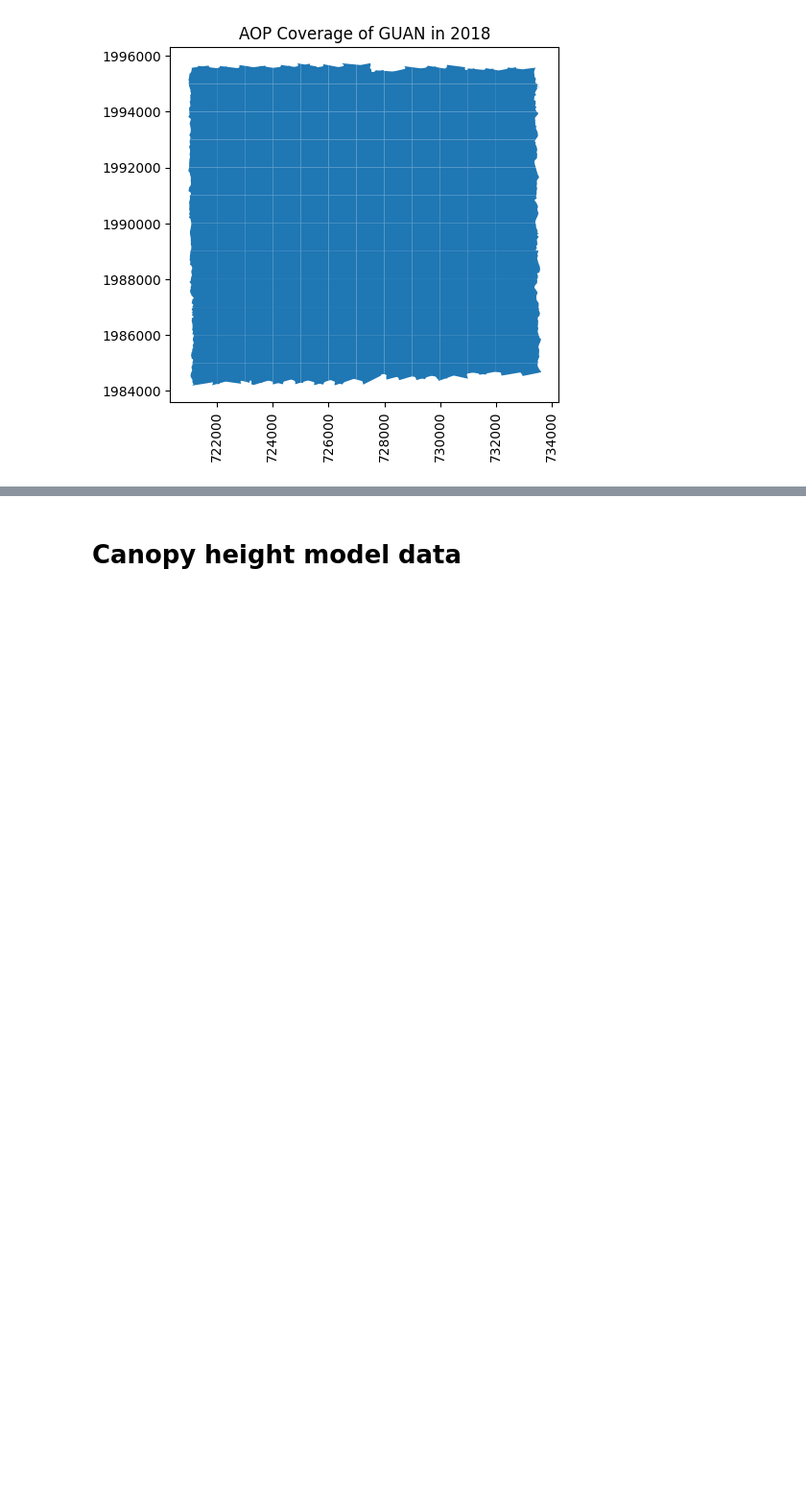
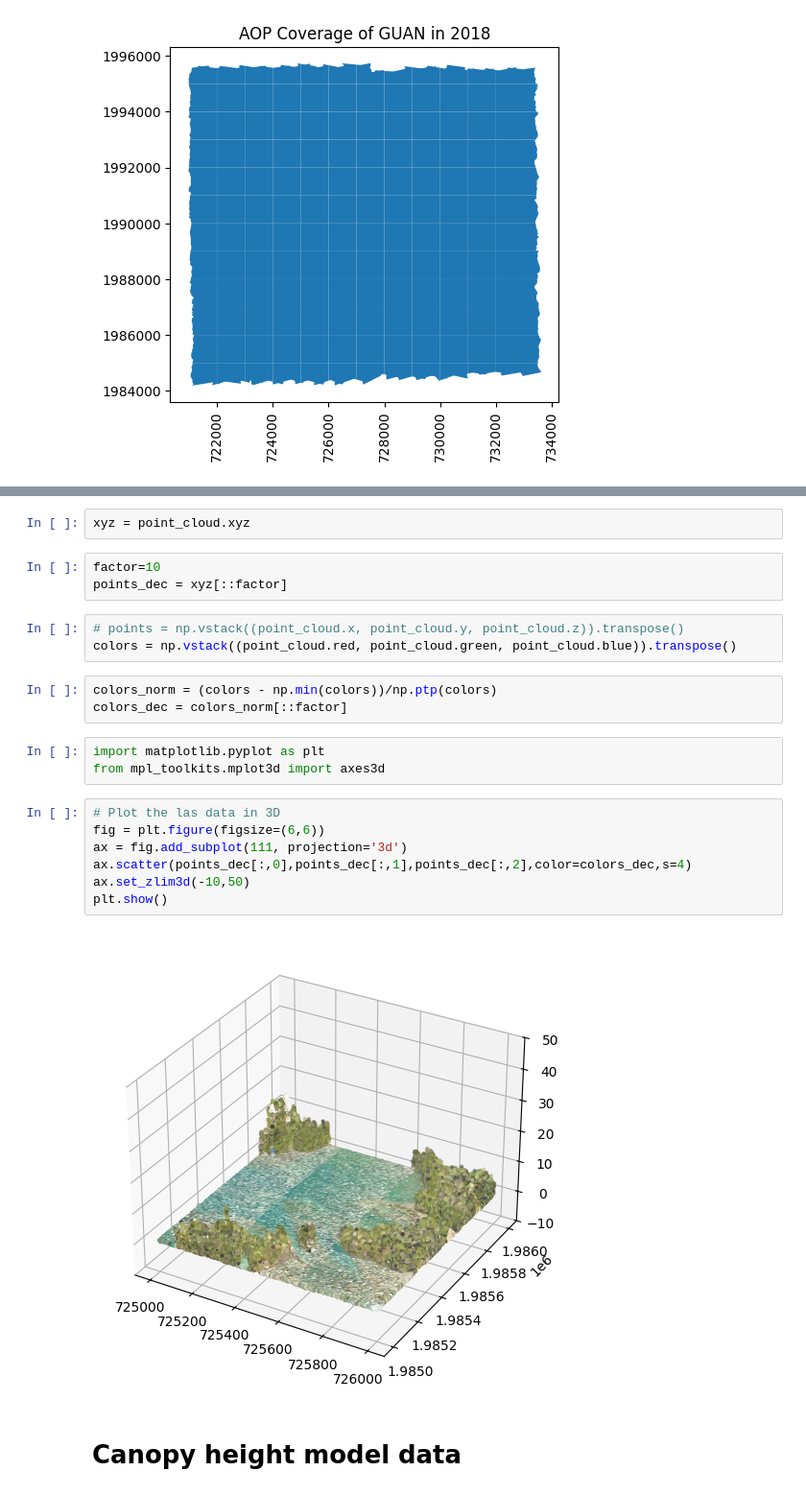
Before and after one commit to MayerT1/COLAB_DEV_GEDI-BDL, a Jupyter notebook: Python_and_R_version_Neon_tree_height_and_Lidar_CHM.ipynb, the cells around one changed output, grey strips where cells are left out. Shown at 96% size. Saved outputs shown, nothing was run; the diff lists cells and outputs as text; blank space fills up the shorter version.

```diff
--- a/Python_and_R_version_Neon_tree_height_and_Lidar_CHM.ipynb
+++ b/Python_and_R_version_Neon_tree_height_and_Lidar_CHM.ipynb
@@ -348,3 +384,26 @@ plt.xticks(rotation=90); #optionally rotate the xtick labels
+# %%
+xyz = point_cloud.xyz
+# %%
+factor=10
+points_dec = xyz[::factor]
+# %%
+# points = np.vstack((point_cloud.x, point_cloud.y, point_cloud.z)).transpose()
+colors = np.vstack((point_cloud.red, point_cloud.green, point_cloud.blue)).transpose()
+# %%
+colors_norm = (colors - np.min(colors))/np.ptp(colors)
+colors_dec = colors_norm[::factor]
+# %%
+import matplotlib.pyplot as plt
+from mpl_toolkits.mplot3d import axes3d
+# %%
+# Plot the las data in 3D
+fig = plt.figure(figsize=(6,6))
+ax = fig.add_subplot(111, projection='3d')
+ax.scatter(points_dec[:,0],points_dec[:,1],points_dec[:,2],color=colors_dec,s=4)
+ax.set_zlim3d(-10,50)
+plt.show()
+# %% [output]
+[figure, added]
 # %% [markdown]
 # Canopy height model data
 # %%
```
Also changed, not shown: parts of 16 cells of this notebook.
